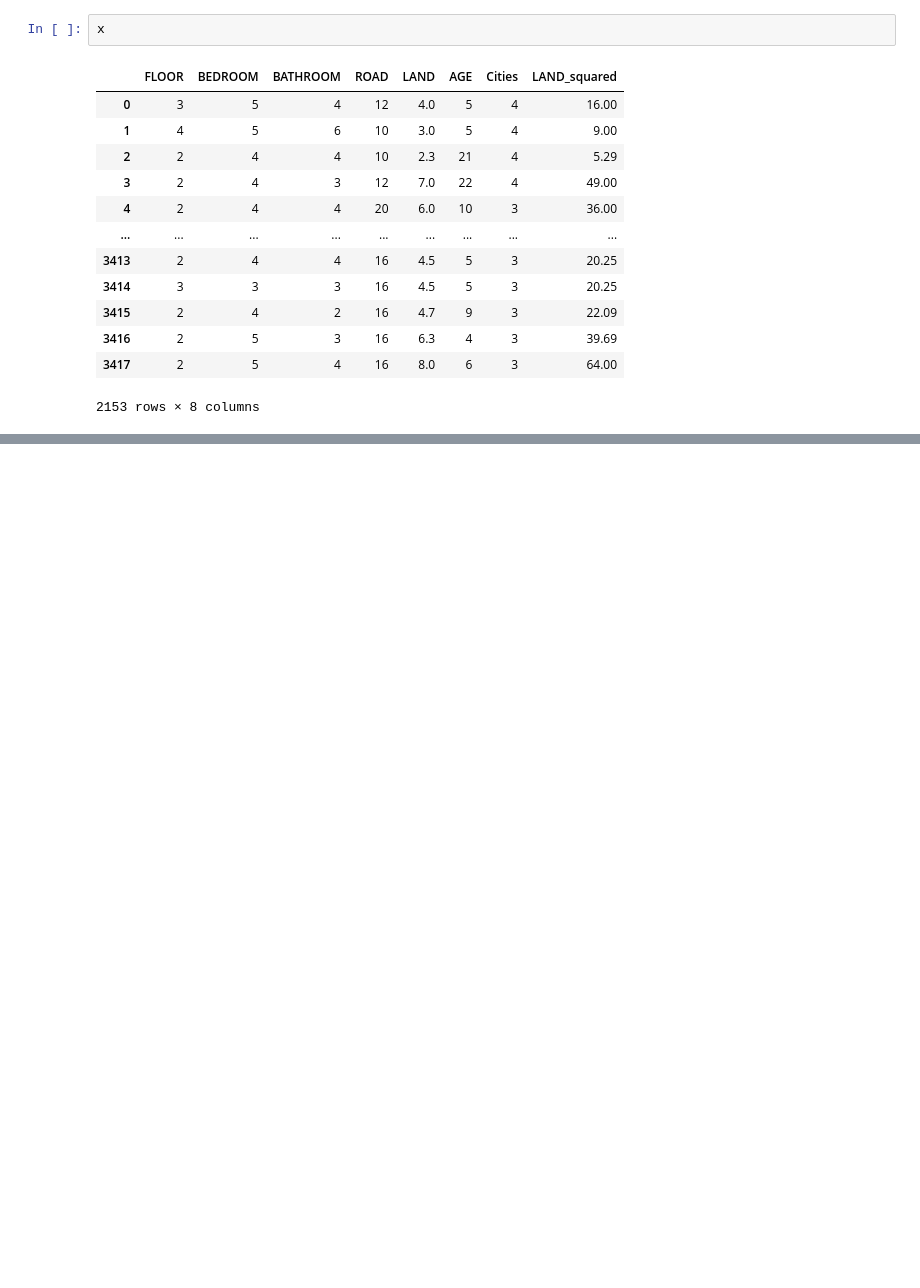
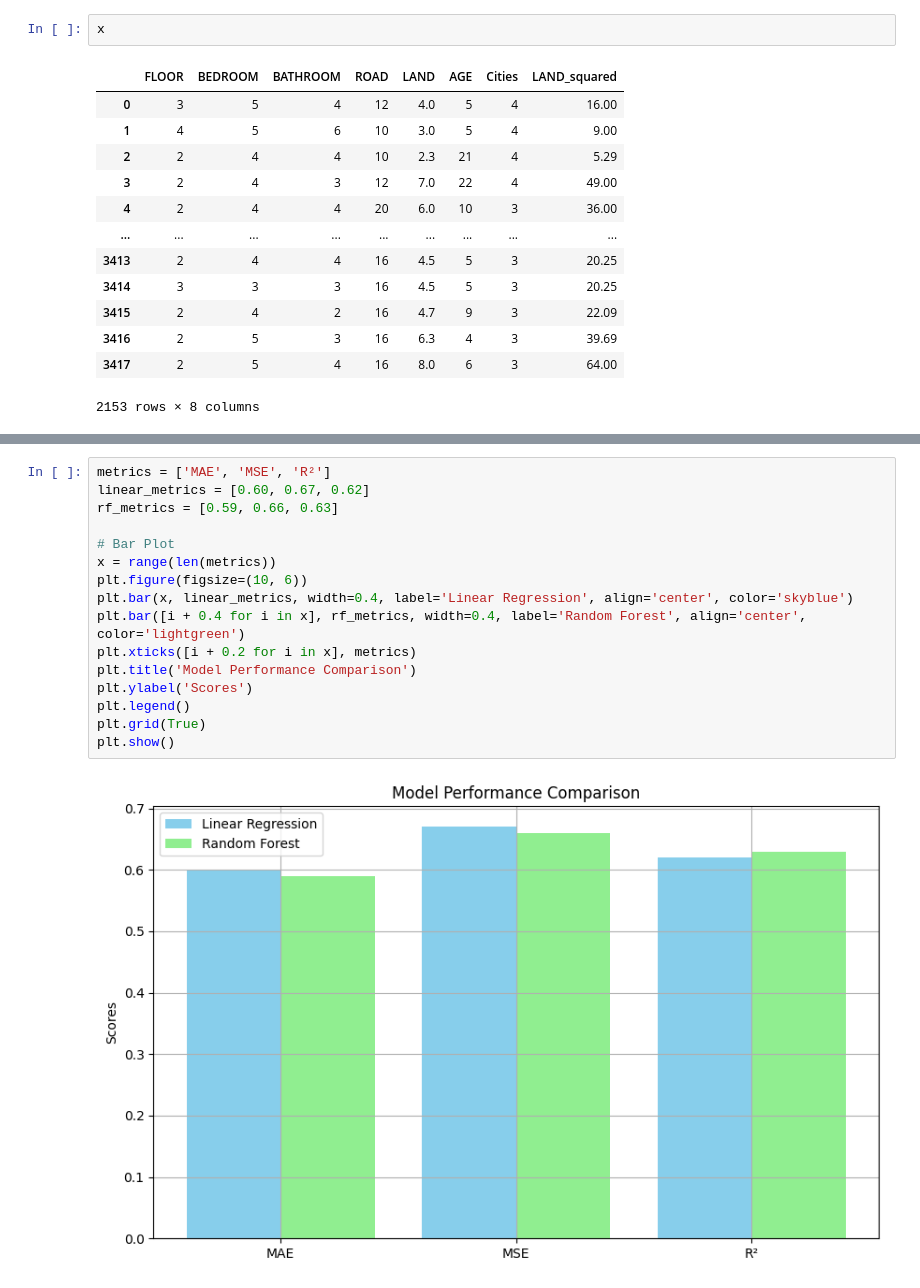
Before and after one commit to kushal1o1/RealEstate, a Jupyter notebook: ai/main.ipynb, the cells around one changed output, grey strips where cells are left out. Drawn from its saved outputs; the diff is of its cells as text; blank space fills up the shorter version.

```diff
--- a/ai/main.ipynb
+++ b/ai/main.ipynb
@@ -769,0 +859,18 @@ x
+# %%
+metrics = ['MAE', 'MSE', 'R²']
+linear_metrics = [0.60, 0.67, 0.62]
+rf_metrics = [0.59, 0.66, 0.63]
+
+# Bar Plot
+x = range(len(metrics))
+plt.figure(figsize=(10, 6))
+plt.bar(x, linear_metrics, width=0.4, label='Linear Regression', align='center', color='skyblue')
+plt.bar([i + 0.4 for i in x], rf_metrics, width=0.4, label='Random Forest', align='center', color='lightgreen')
+plt.xticks([i + 0.2 for i in x], metrics)
+plt.title('Model Performance Comparison')
+plt.ylabel('Scores')
+plt.legend()
+plt.grid(True)
+plt.show()
+# %% [output]
+[figure, added]
```
Also changed, not shown: parts of 16 cells of this notebook.
